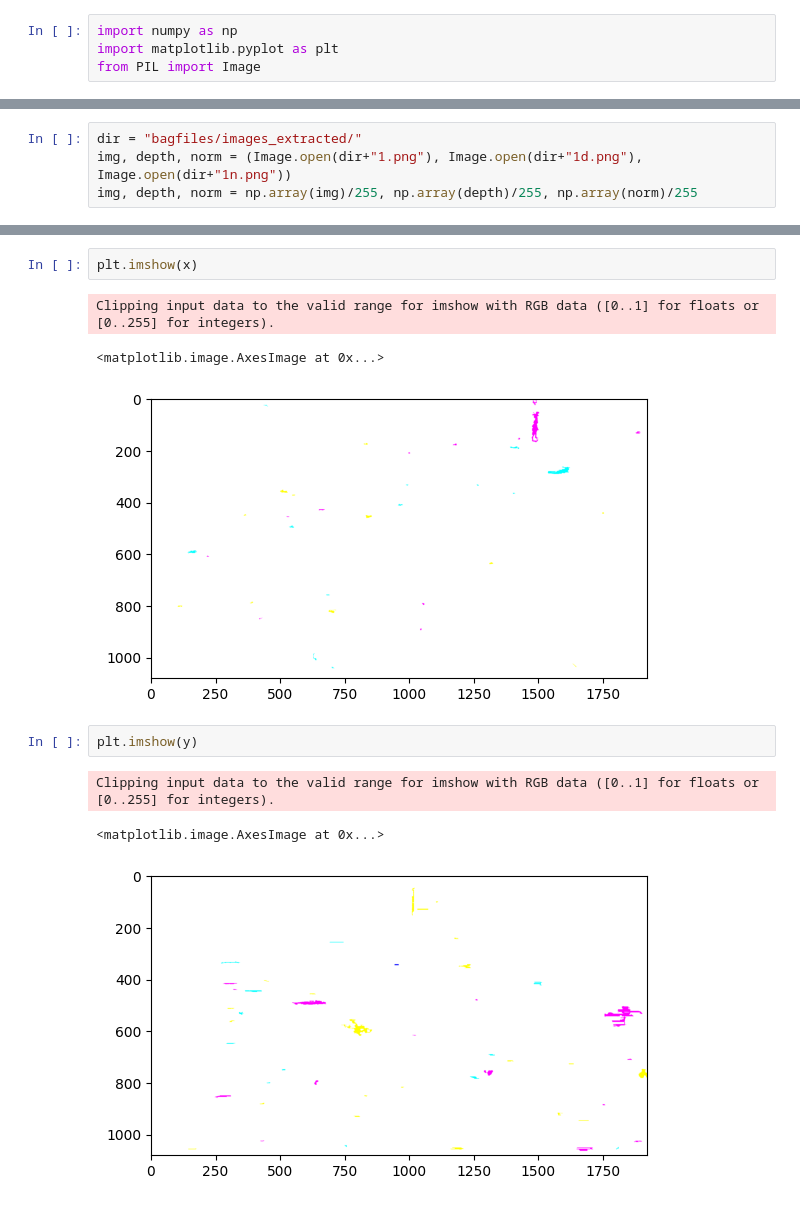
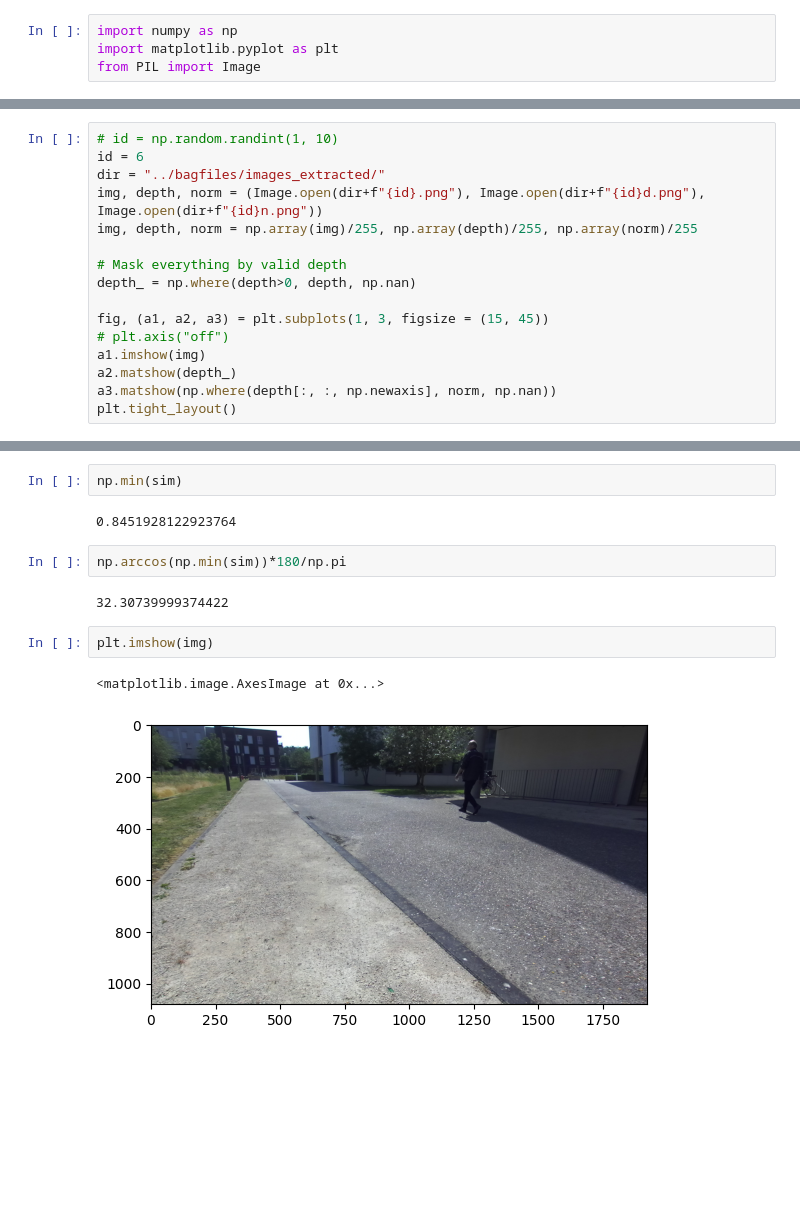
Before and after one commit to Whojo/Autonomous-Navigation-Offroad-by-traversability-analysis, a Jupyter notebook: src/obstacle_detection/obstacle_from_pointcloud.ipynb, the cells around one changed output, grey strips where cells are left out. Saved outputs shown, nothing was run; the diff lists cells and outputs as text; blank space fills up the shorter version.

```diff
--- a/src/obstacle_detection/obstacle_from_pointcloud.ipynb
+++ b/src/obstacle_detection/obstacle_from_pointcloud.ipynb
@@ -21,4 +9,16 @@ ValueError: numpy.ndarray size changed, may indicate binary incompatibility. Exp
 # %%
-dir = "bagfiles/images_extracted/"
-img, depth, norm = (Image.open(dir+"1.png"), Image.open(dir+"1d.png"), Image.open(dir+"1n.png"))
+# id = np.random.randint(1, 10)
+id = 6
+dir = "../bagfiles/images_extracted/"
+img, depth, norm = (Image.open(dir+f"{id}.png"), Image.open(dir+f"{id}d.png"), Image.open(dir+f"{id}n.png"))
 img, depth, norm = np.array(img)/255, np.array(depth)/255, np.array(norm)/255
+
+# Mask everything by valid depth
+depth_ = np.where(depth>0, depth, np.nan)
+
+fig, (a1, a2, a3) = plt.subplots(1, 3, figsize = (15, 45))
+# plt.axis("off")
+a1.imshow(img)
+a2.matshow(depth_)
+a3.matshow(np.where(depth[:, :, np.newaxis], norm, np.nan))
+plt.tight_layout()
@@ -49,12 +156,13 @@ Clipping input data to the valid range for imshow with RGB data ([0..1] for floa
+# %%
+np.min(sim)
+# %% [output]
+0.8451928122923764
+# %%
+np.arccos(np.min(sim))*180/np.pi
+# %% [output]
+32.30739999374422
 # %%
-plt.imshow(x)
+plt.imshow(img)
 # %% [output]
-Clipping input data to the valid range for imshow with RGB data ([0..1] for floats or [0..255] for integers).
+<matplotlib.image.AxesImage at 0x...>
-<matplotlib.image.AxesImage at 0x...>
-[figure, old version]
+[figure, new version]
-# %%
-plt.imshow(y)
-# %% [output]
-Clipping input data to the valid range for imshow with RGB data ([0..1] for floats or [0..255] for integers).
-<matplotlib.image.AxesImage at 0x...>
-[figure, removed]
```
Also changed, not shown: parts of 33 cells of this notebook, 11 other files.
